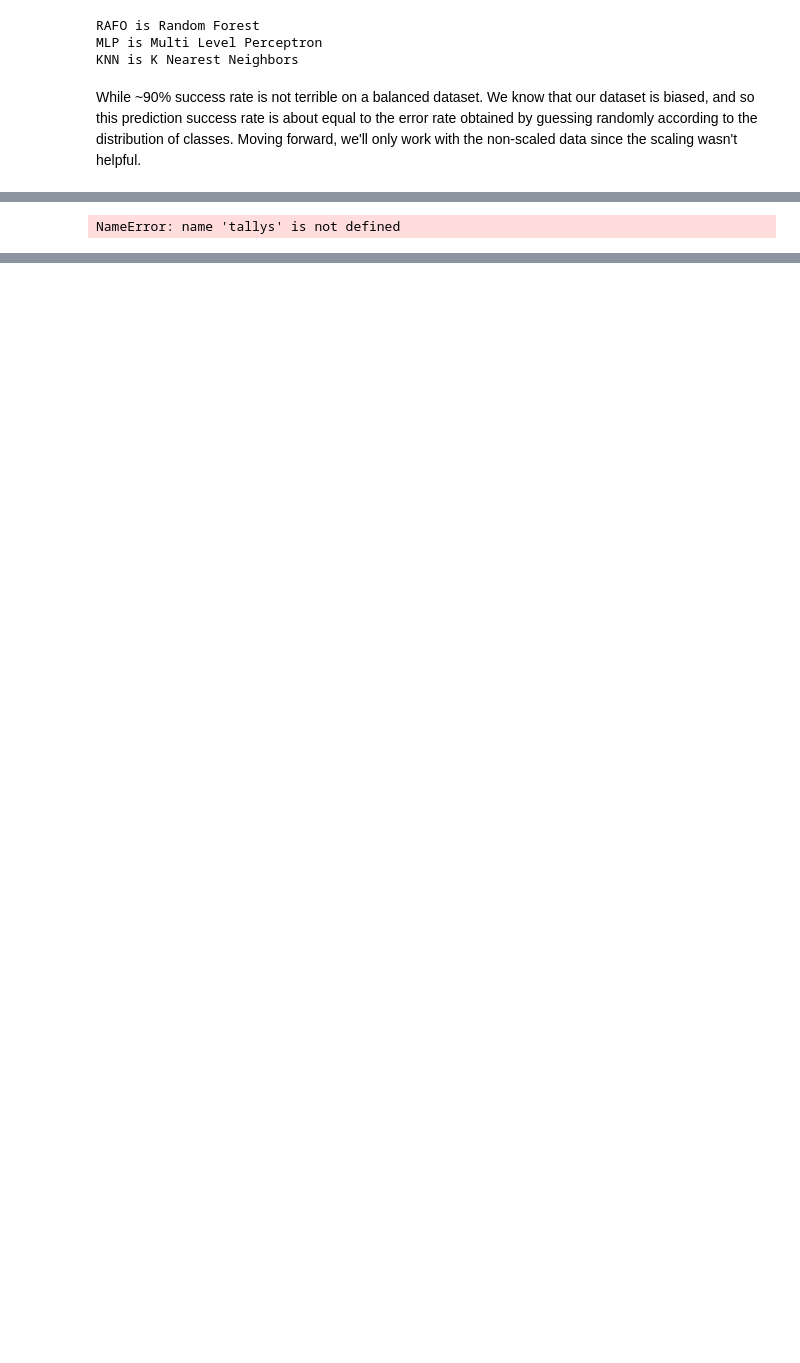
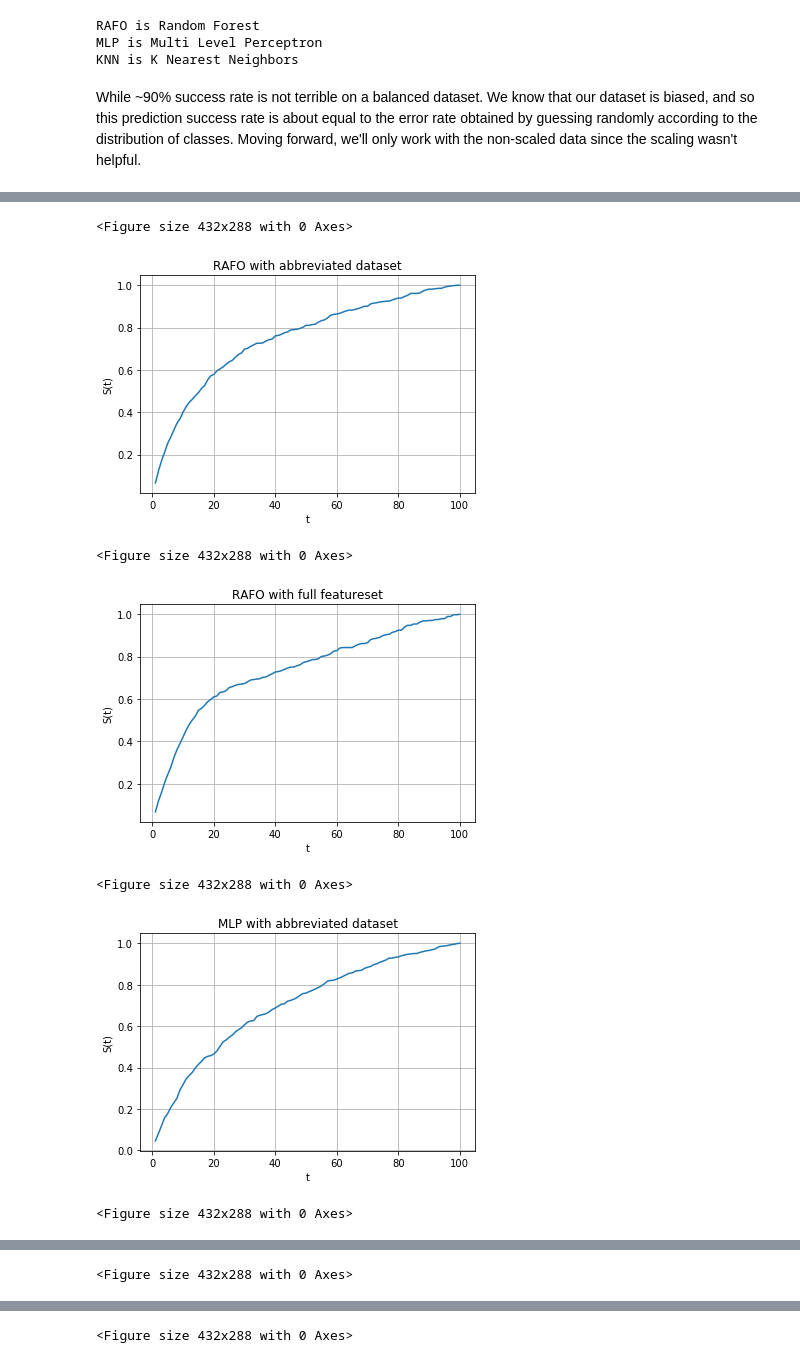
Before and after one commit to jakeypakey/telemarket_data, a Jupyter notebook: data_explore.ipynb, the cells around one changed output, grey strips where cells are left out. Drawn from its saved outputs; the diff is of its cells as text; code cells hidden in the pictures; blank space fills up the shorter version.

```diff
--- a/data_explore.ipynb
+++ b/data_explore.ipynb
@@ -326,21 +326,41 @@ We'll now make some plots of $S(t)$ for each model dataset pair.
 # %%
 #tallys[modelName][0=firstDataSet,1=AdditionalDataSet][trueLabel][predictedLabel] = [list of P(y_{model}=1)]
 #array to study
 s = {key:[None,None] for key in tallys.keys()}
-#total true positives
-totalPos = [None,None]
+points ={key: [None,None] for key in tallys.keys()}
+totals = [sum(testLabels),sum(testLabelsA)]
+##TODO:: SOMEHOW THE NUMBER OF TRUE POSITIVES IS DIFFERENT PER MODEL, THIS SHOULD NOT BE THE CASE
 for key in tallys.keys():
     for i in range(2):
         #take true positives out, most important
-        truePositives = [probability for probability in tallys[key][i][1][1]]
+        positives = np.append([tp for tp in tallys[key][i][1][1]],[fn for fn in tallys[key][i][1][0]])
         #take count of totals while convenient
-        totalPos[i] = len(truePositives)
-        #take false positives,etc out
-        others = np.array([[fp,tn,fn] for fp,tn,fn in zip(tallys[key][i][0][1],tallys[key][i][0][0],tallys[key][i][1][0])]).flatten()
+        #take false positives, true negatives OUT
+        others = np.append([tn for tn in tallys[key][i][0][0]],[fp for fp in tallys[key][i][0][1]])
         #add true positives to S
-        truePositives = [ (1,prob) for prob in truePositives ]
+        positives = [ (1,prob) for prob in positives ]
         others = [ (0,prob) for prob in others ]
         #get final array
-        s[key][i] = sorted(np.concatenate((others,truePositives)),key=lambda key_value: key_value[1],reverse=True)
+        s[key][i] = sorted(np.concatenate((others,positives)),key=lambda key_value: key_value[1],reverse=True)
+        points[key][i] = [(t,proc.S(s[key][i],t,totals[i])) for t in range(1,101)]
+        #generate points for graphing
+
+for key in s.keys():
+    for i in range(2):
+        #genrate set of 100 points, t S(t) pairs for each model/dataset pair
+        plt.figure(figureCount)
+        figureCount+=1
+        fig, ax = plt.subplots()
+        ax.plot([point[0] for point in points[key][i]],[point[1] for point in points[key][i]])
+        ax.set(xlabel='t', ylabel='S(t)',title=key+(' with full featureset' if i==1 else ' with abbreviated dataset'))
+        ax.grid()
+        fig.savefig("S(t)_{}_{}.png".format(key,i))
+        plt.show()
 # %% [output]
-NameError: name 'tallys' is not defined
+<Figure size 432x288 with 0 Axes>
+[figure, added]
+<Figure size 432x288 with 0 Axes>
+[figure, added]
+<Figure size 432x288 with 0 Axes>
+[figure, added]
+<Figure size 432x288 with 0 Axes>
@@ -346,0 +368 @@ NameError: name 'tallys' is not defined
+<Figure size 432x288 with 0 Axes>
@@ -346,0 +370 @@ NameError: name 'tallys' is not defined
+<Figure size 432x288 with 0 Axes>
```
Also changed, not shown: parts of 4 cells of this notebook, 1 other file.
